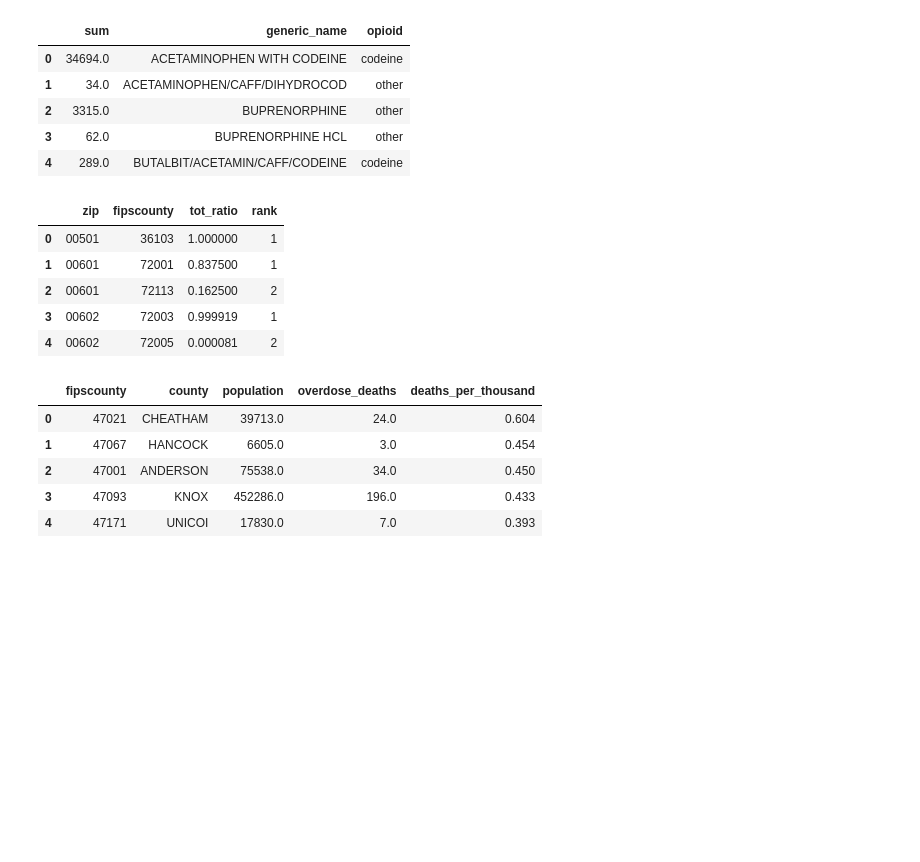
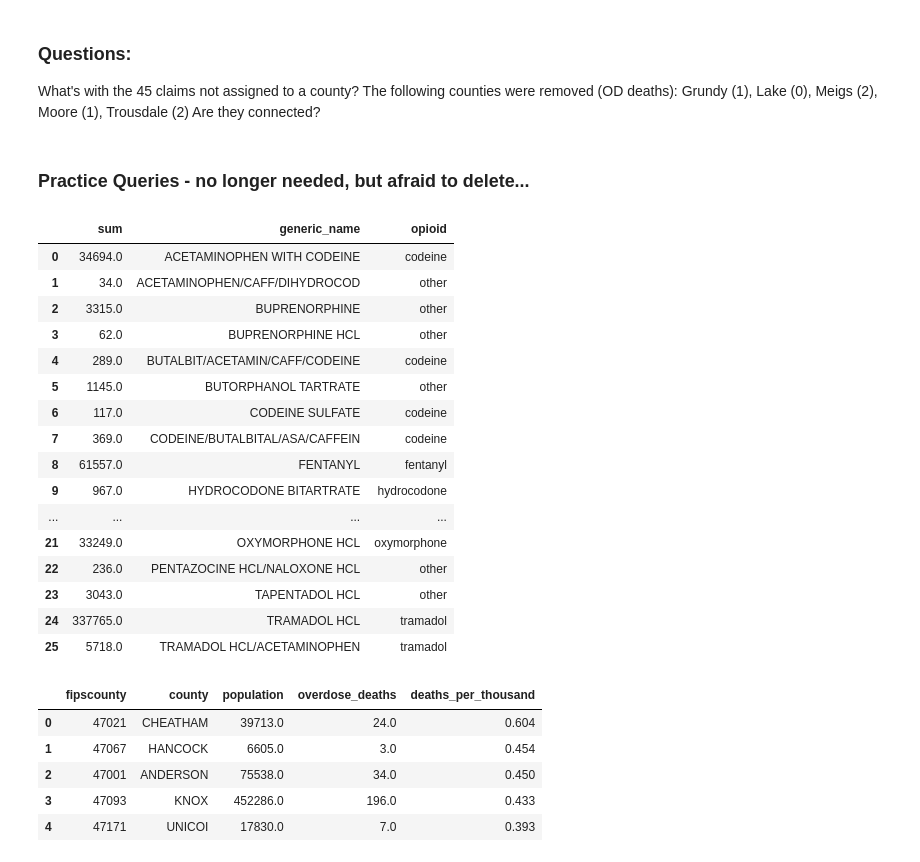
Before and after one commit to nss-data-science-cohort-4/sql_rx_project-mmm, a Jupyter notebook: sql_rx_parker.ipynb, the cells around one changed output. Saved outputs shown, nothing was run; the diff lists cells and outputs as text; code cells hidden in the pictures; blank space fills up the shorter version.

Commit message:
Problem Solving Table

```diff
--- a/sql_rx_parker.ipynb
+++ b/sql_rx_parker.ipynb
@@ -13,0 +129,5 @@ Hydrocodone
+# %% [markdown]
+### Questions:
+What's with the 45 claims not assigned to a county?
+The following counties were removed (OD deaths): Grundy (1), Lake (0), Meigs (2), Moore (1), Trousdale (2)
+Are they connected?
@@ -14,54 +136,48 @@ Hydrocodone
+# %% [markdown]
+### Practice Queries - no longer needed, but afraid to delete...
 # %%
 #Total claims per Generic Name
 #!!! Need to combine rows with shared opioids
 query = '''
 SELECT SUM(p.total_claim_count)
     , d.generic_name
     , CASE WHEN d.generic_name LIKE '%%CODEINE%%' THEN 'codeine'
         WHEN d.generic_name LIKE '%%FENTANYL%%' THEN 'fentanyl'
         WHEN d.generic_name LIKE '%%HYDROCODONE%%' THEN 'hydrocodone'
         WHEN d.generic_name LIKE '%%MORPHINE%%' THEN 'morphine'
         WHEN d.generic_name LIKE '%%OXYCODONE%%' THEN 'oxycodone'
         WHEN d.generic_name LIKE '%%OXYMORPHONE%%' THEN 'oxymorphone'
         WHEN d.generic_name LIKE '%%TRAMADOL%%' THEN 'tramadol'
         ELSE 'other' END
         AS opioid
 FROM prescription AS p
 INNER JOIN drug AS d
 USING(drug_name)
 WHERE d.opioid_drug_flag = 'Y'
 GROUP BY generic_name
 ORDER BY generic_name, sum;
 '''
 
 claims_per_opioid = pd.read_sql(query, con = engine)
-claims_per_opioid.head()
+claims_per_opioid
 # %% [output]
 |  | sum | generic_name | opioid |
 | 0 | 34694.0 | ACETAMINOPHEN WITH CODEINE | codeine |
 | 1 | 34.0 | ACETAMINOPHEN/CAFF/DIHYDROCOD | other |
 | 2 | 3315.0 | BUPRENORPHINE | other |
 | 3 | 62.0 | BUPRENORPHINE HCL | other |
 | 4 | 289.0 | BUTALBIT/ACETAMIN/CAFF/CODEINE | codeine |
+| 5 | 1145.0 | BUTORPHANOL TARTRATE | other |
+| 6 | 117.0 | CODEINE SULFATE | codeine |
+| 7 | 369.0 | CODEINE/BUTALBITAL/ASA/CAFFEIN | codeine |
+| 8 | 61557.0 | FENTANYL | fentanyl |
+| 9 | 967.0 | HYDROCODONE BITARTRATE | hydrocodone |
+| ... | ... | ... | ... |
+| 21 | 33249.0 | OXYMORPHONE HCL | oxymorphone |
+| 22 | 236.0 | PENTAZOCINE HCL/NALOXONE HCL | other |
+| 23 | 3043.0 | TAPENTADOL HCL | other |
+| 24 | 337765.0 | TRAMADOL HCL | tramadol |
+| 25 | 5718.0 | TRAMADOL HCL/ACETAMINOPHEN | tramadol |
-# %%
-#Find Counties by Zip Code
-#!!! Need to window to find max tot_ratio per zip code
-query = '''
-SELECT zip, fipscounty, tot_ratio
-    , RANK() OVER(PARTITION BY zip ORDER BY tot_ratio DESC) AS rank
-FROM zip_fips
-ORDER BY zip;
-'''
-
-zip_counties = pd.read_sql(query, con = engine)
-zip_counties.head()
-# %% [output]
-|  | zip | fipscounty | tot_ratio | rank |
-| 0 | 00501 | 36103 | 1.000000 | 1 |
-| 1 | 00601 | 72001 | 0.837500 | 1 |
-| 2 | 00601 | 72113 | 0.162500 | 2 |
-| 3 | 00602 | 72003 | 0.999919 | 1 |
-| 4 | 00602 | 72005 | 0.000081 | 2 |
 # %%
 #Overdose deaths per county per year
 query = '''
```
Also changed, not shown: parts of 14 cells of this notebook.
